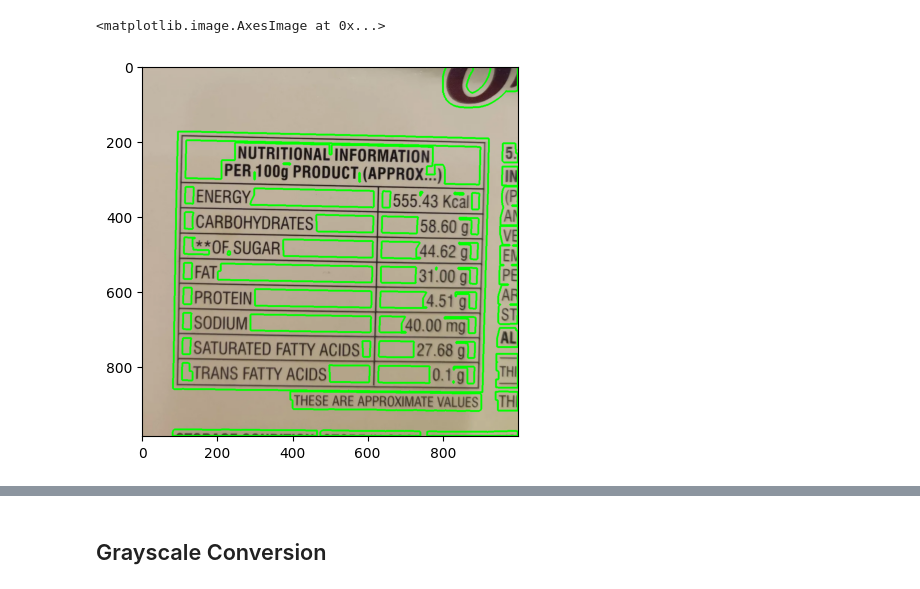
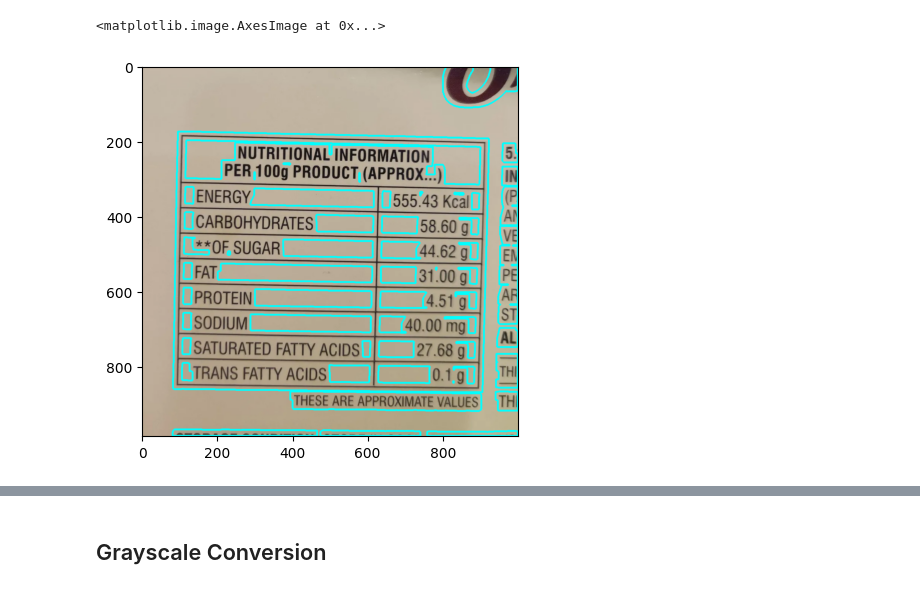
Before and after one commit to anuj018/OCR-Project, a Jupyter notebook: notebooks/ocr_using_pytesseract_tutorial.ipynb, the cells around one changed output, grey strips where cells are left out. Drawn from its saved outputs; the diff is of its cells as text; code cells hidden in the pictures.

```diff
--- a/notebooks/ocr_using_pytesseract_tutorial.ipynb
+++ b/notebooks/ocr_using_pytesseract_tutorial.ipynb
@@ -6,8 +16,8 @@ import matplotlib.pyplot as plt
 import re
 from image_config import *
 # %%
-IMAGE_PATH = './../table_image_2.png'
-IMAGE_PATH_2 = './../single-info.png'
-IMAGE_PATH_3 = './../demo_image_opencv.jpg'
+IMAGE_PATH = './../images/table_image_2.png'
+IMAGE_PATH_2 = './../images/single-info.png'
+IMAGE_PATH_3 = './../images/demo_image_opencv.jpg'
 # %%
 image = cv2.imread(IMAGE_PATH_3)
@@ -19,6 +28,6 @@ image_with_contours_rgb = cv2.cvtColor(image_with_contours, cv2.COLOR_BGR2RGB)
 # %%
-plt.imshow(image_with_contours_rgb)
+plt.imshow(image_with_contours)
 # %% [output]
 <matplotlib.image.AxesImage at 0x...>
-[figure, old version]
+[figure, new version]
 # %%
```
Also changed, not shown: parts of 43 cells of this notebook, 4 other files.
